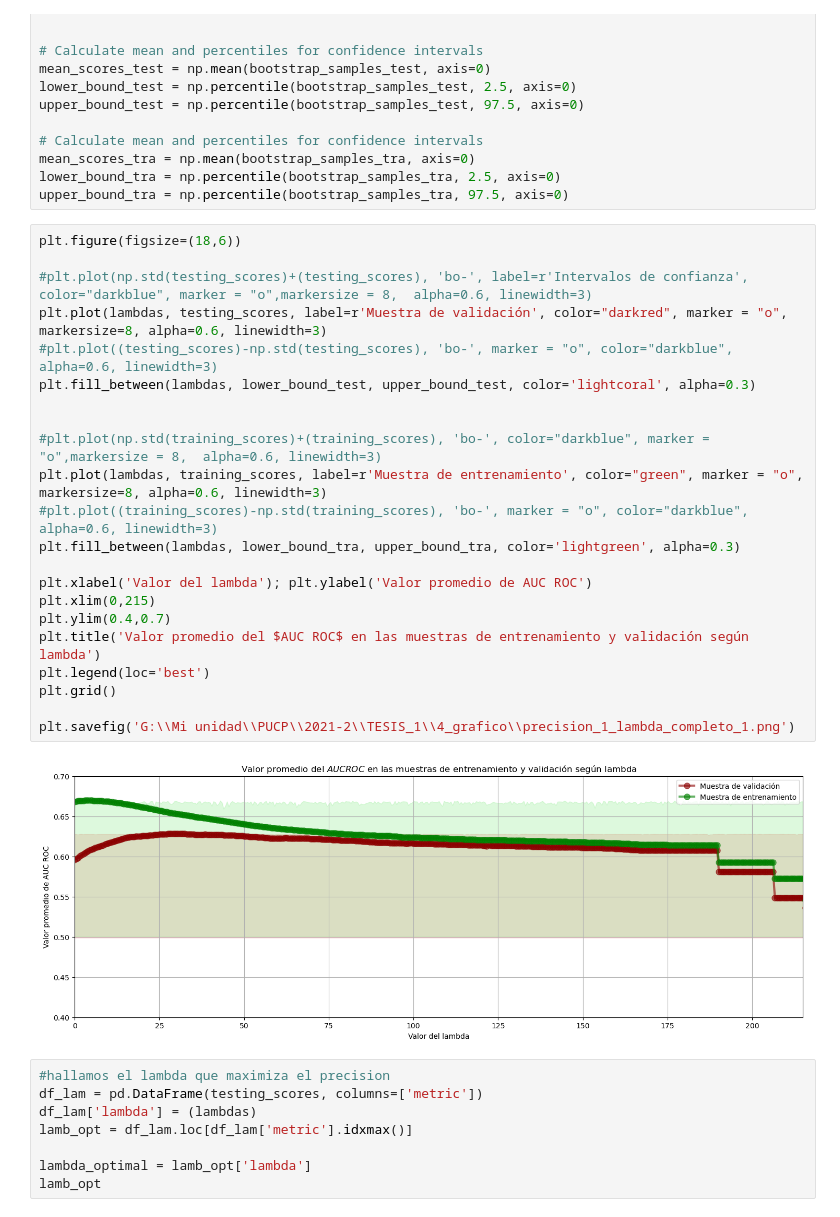
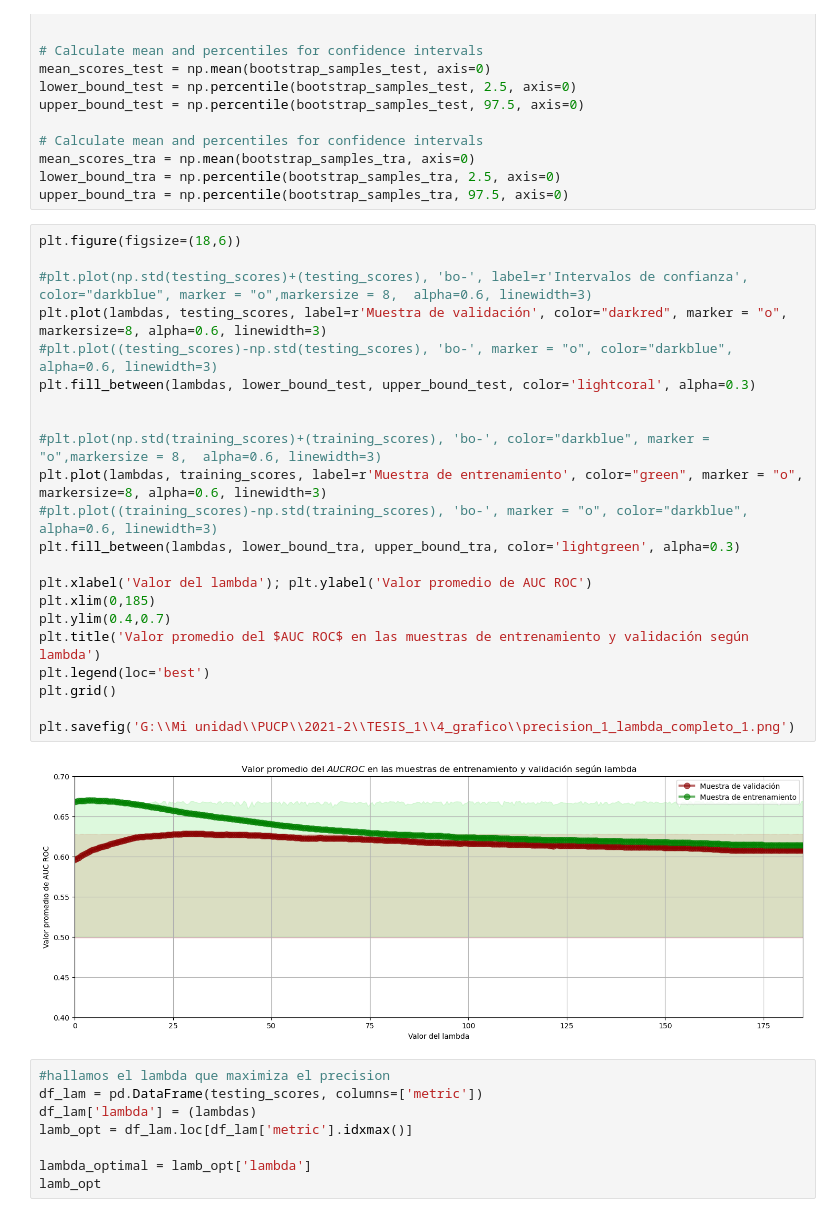
Before and after one commit to stephyriega/vulnerabilidad_empleo_urbano_mujeres, a Jupyter notebook: src/02_estimating_models/tesis_final_1_150224-replicating.ipynb, the cells around one changed output. Drawn from its saved outputs; the diff is of its cells as text.

```diff
--- a/src/02_estimating_models/tesis_final_1_150224-replicating.ipynb
+++ b/src/02_estimating_models/tesis_final_1_150224-replicating.ipynb
@@ -385,27 +385,27 @@ upper_bound_tra = np.percentile(bootstrap_samples_tra, 97.5, axis=0)
 # %%
 plt.figure(figsize=(18,6))
 
 #plt.plot(np.std(testing_scores)+(testing_scores), 'bo-', label=r'Intervalos de confianza', color="darkblue", marker = "o",markersize = 8,  alpha=0.6, linewidth=3)
 plt.plot(lambdas, testing_scores, label=r'Muestra de validación', color="darkred", marker = "o", markersize=8, alpha=0.6, linewidth=3)
 #plt.plot((testing_scores)-np.std(testing_scores), 'bo-', marker = "o", color="darkblue", alpha=0.6, linewidth=3)
 plt.fill_between(lambdas, lower_bound_test, upper_bound_test, color='lightcoral', alpha=0.3)
 
 
 #plt.plot(np.std(training_scores)+(training_scores), 'bo-', color="darkblue", marker = "o",markersize = 8,  alpha=0.6, linewidth=3)
 plt.plot(lambdas, training_scores, label=r'Muestra de entrenamiento', color="green", marker = "o", markersize=8, alpha=0.6, linewidth=3)
 #plt.plot((training_scores)-np.std(training_scores), 'bo-', marker = "o", color="darkblue", alpha=0.6, linewidth=3)
 plt.fill_between(lambdas, lower_bound_tra, upper_bound_tra, color='lightgreen', alpha=0.3)
 
 plt.xlabel('Valor del lambda'); plt.ylabel('Valor promedio de AUC ROC')
-plt.xlim(0,215)
+plt.xlim(0,185)
 plt.ylim(0.4,0.7)
 plt.title('Valor promedio del $AUC ROC$ en las muestras de entrenamiento y validación según lambda')
 plt.legend(loc='best')
 plt.grid()
 
 plt.savefig('G:\\Mi unidad\\PUCP\\2021-2\\TESIS_1\\4_grafico\\precision_1_lambda_completo_1.png')
 # %% [output]
-[figure, old version]
+[figure, new version]
 # %%
 #hallamos el lambda que maximiza el precision
 df_lam = pd.DataFrame(testing_scores, columns=['metric'])
```
Also changed, not shown: parts of 28 cells of this notebook.
